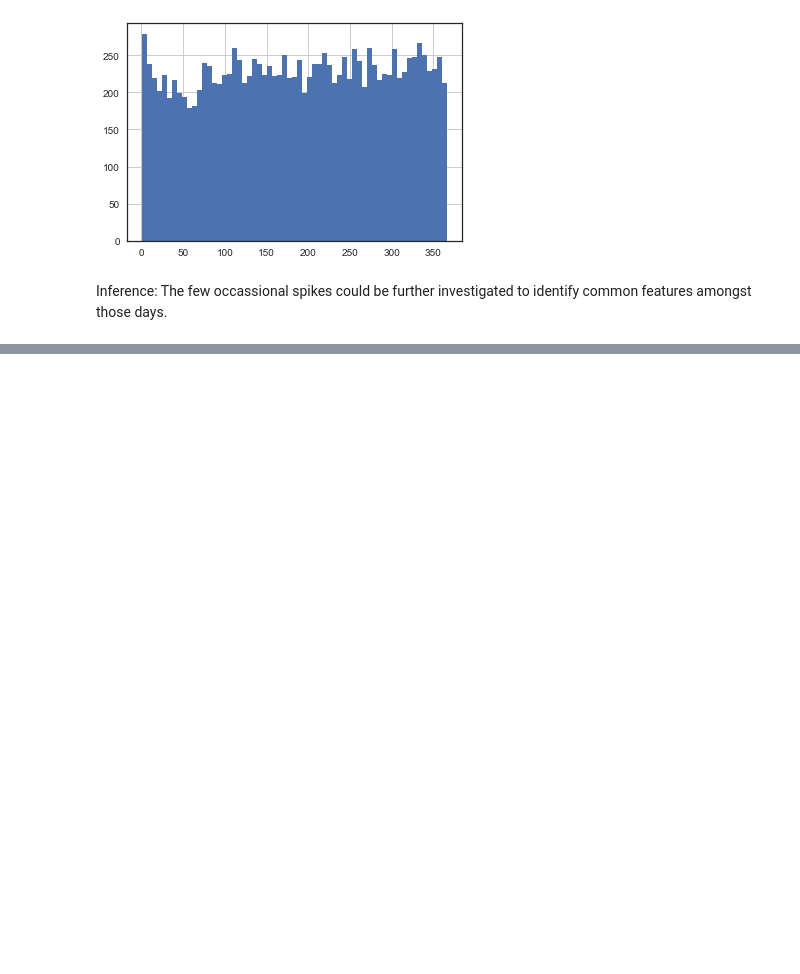
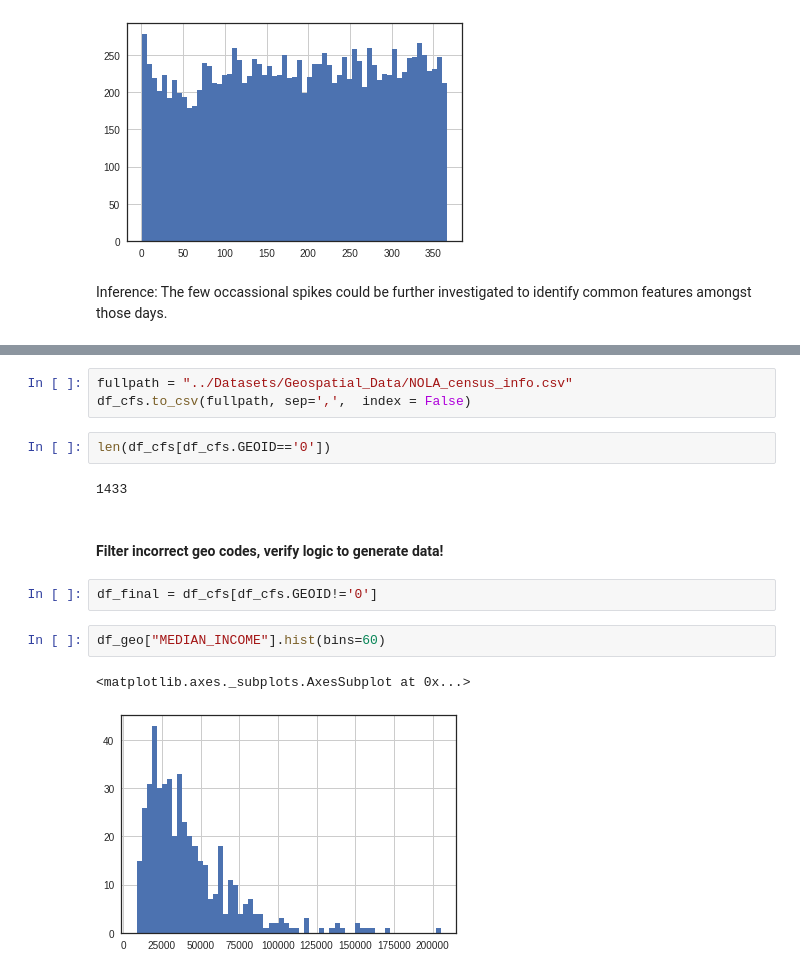
Before and after one commit to nikhilba/NOLA, a Jupyter notebook: Analysis/CFS_Exploratory_Analysis.ipynb, the cells around one changed output, grey strips where cells are left out. Saved outputs shown, nothing was run; the diff lists cells and outputs as text; blank space fills up the shorter version.

```diff
--- a/Analysis/CFS_Exploratory_Analysis.ipynb
+++ b/Analysis/CFS_Exploratory_Analysis.ipynb
@@ -162,0 +372,16 @@ Inference: The few occassional spikes could be further investigated to identify
+# %%
+fullpath = "../Datasets/Geospatial_Data/NOLA_census_info.csv"
+df_cfs.to_csv(fullpath, sep=',',  index = False)
+# %%
+len(df_cfs[df_cfs.GEOID=='0'])
+# %% [output]
+1433
+# %% [markdown]
+#### Filter incorrect geo codes, verify logic to generate data!
+# %%
+df_final = df_cfs[df_cfs.GEOID!='0']
+# %%
+df_geo["MEDIAN_INCOME"].hist(bins=60)
+# %% [output]
+<matplotlib.axes._subplots.AxesSubplot at 0x...>
+[figure, added]
```
Also changed, not shown: parts of 60 cells of this notebook.
